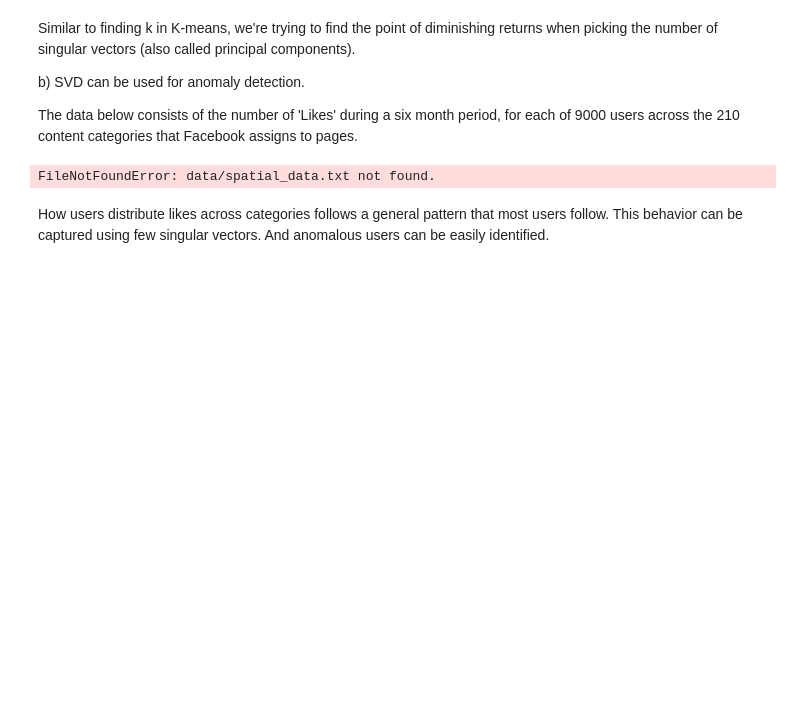
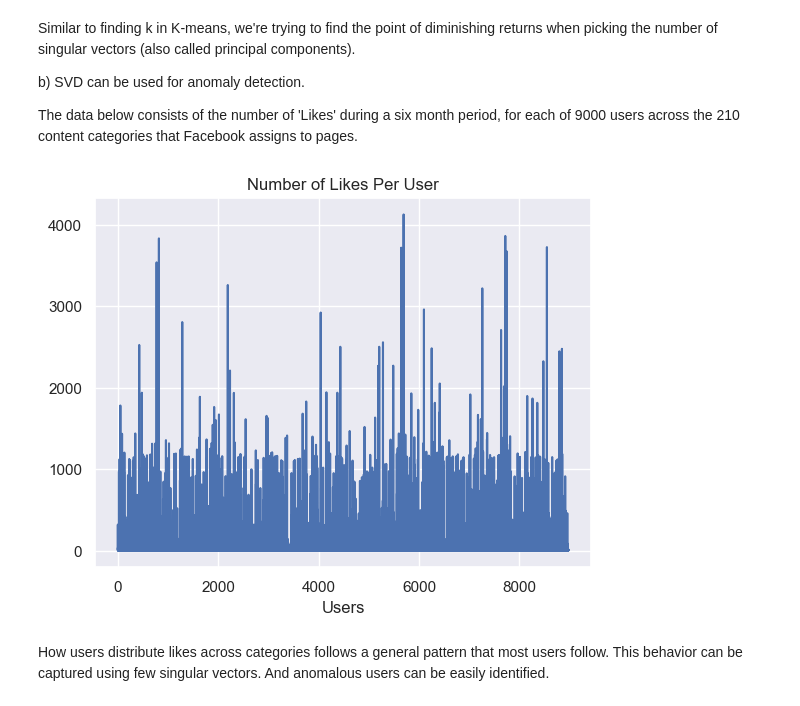
Before and after one commit to markmaci/Data-Science-Fundamentals, a Jupyter notebook: lecture_10/worksheet_10.ipynb, the cells around one changed output. Drawn from its saved outputs; the diff is of its cells as text; code cells hidden in the pictures; blank space fills up the shorter version.

```diff
--- a/lecture_10/worksheet_10.ipynb
+++ b/lecture_10/worksheet_10.ipynb
@@ -254,16 +254,16 @@ b) SVD can be used for anomaly detection.
 
 The data below consists of the number of 'Likes' during a six month period, for each of 9000 users across the 210 content categories that Facebook assigns to pages.
 # %%
-data = np.loadtxt('data/spatial_data.txt')
+data = np.loadtxt('spatial_data.txt')
 
 FBSpatial = data[:,1:]
 FBSnorm = np.linalg.norm(FBSpatial,axis=1,ord=1)
 plt.plot(FBSnorm)
 plt.title('Number of Likes Per User')
 _ = plt.xlabel('Users')
 plt.show()
 # %% [output]
-FileNotFoundError: data/spatial_data.txt not found.
+[figure, added]
 # %% [markdown]
 How users distribute likes across categories follows a general pattern that most users follow. This behavior can be captured using few singular vectors. And anomalous users can be easily identified.
 # %%
```
Also changed, not shown: parts of 10 cells of this notebook, 1 other file.
